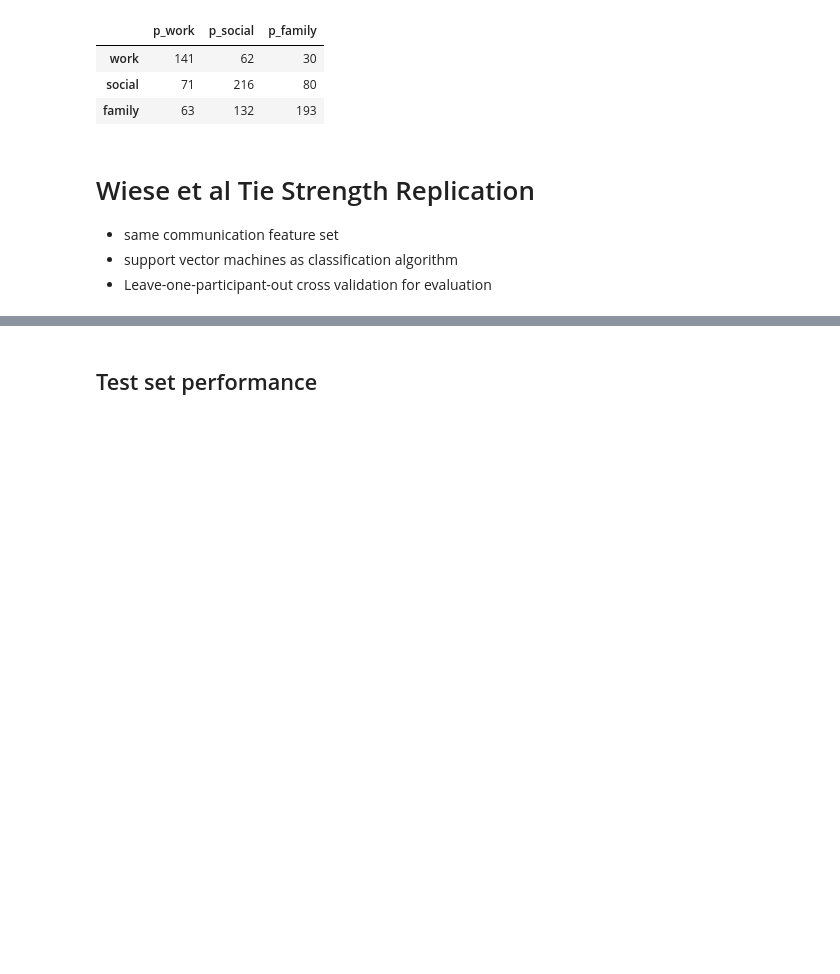
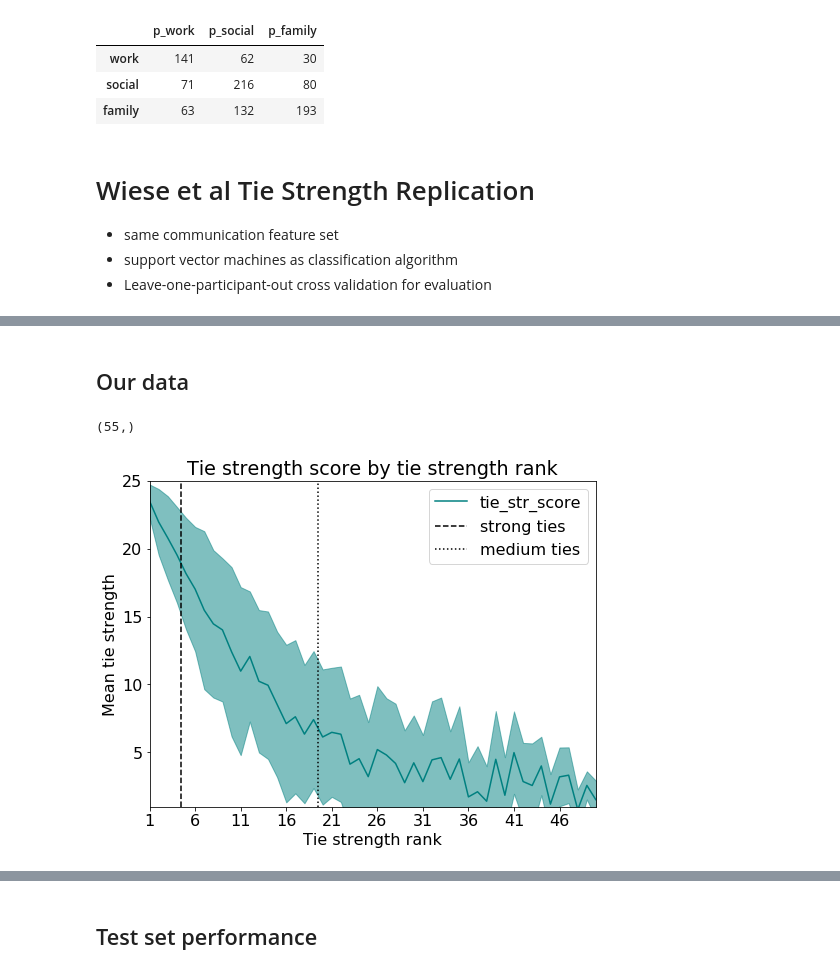
Before and after one commit to tliu526/relationship-prediction, a Jupyter notebook: notebooks/zimmerman_replication.ipynb, the cells around one changed output, grey strips where cells are left out. Cells and saved outputs as stored; diff of their text form; code cells hidden in the pictures; blank space fills up the shorter version.

```diff
--- a/notebooks/zimmerman_replication.ipynb
+++ b/notebooks/zimmerman_replication.ipynb
@@ -325,0 +398,29 @@ Weight: 0.02, classifier: random_forest
+# %% [markdown]
+## Our data
+# %%
+emc_features_mean = train.groupby('tie_str_rank')['tie_str_score'].mean()
+emc_features_std = train.groupby('tie_str_rank')['tie_str_score'].std()
+plt.rcParams["figure.figsize"] = [8,6]
+font = {'weight' : 'normal',
+        'size'   : 16}
+
+plt.rc('font', **font)
+print(emc_features_mean.shape)
+
+#emc_features_mean.plot.bar(rot=0, yerr=emc_features_std, color='teal', width=1)
+emc_features_mean.plot.line(rot=0, color='teal')
+plt.fill_between(np.arange(1,56), emc_features_mean + emc_features_std, emc_features_mean - emc_features_std, color='teal', alpha=0.5)
+plt.title("Tie strength score by tie strength rank")
+plt.ylabel("Mean tie strength")
+plt.xticks(np.arange(1,55,5), labels=np.arange(1,56,5))
+plt.xlabel("Tie strength rank")
+plt.xlim([1,50])
+plt.ylim([1,25])
+plt.axvline(x=4.5, label='strong ties', color='black', ls='--')
+plt.axvline(x=19.5, label='medium ties', color='black', ls=':')
+
+plt.legend()
+plt.show()
+# %% [output]
+(55,)
+[figure, added]
```
Also changed, not shown: parts of 17 cells of this notebook.
